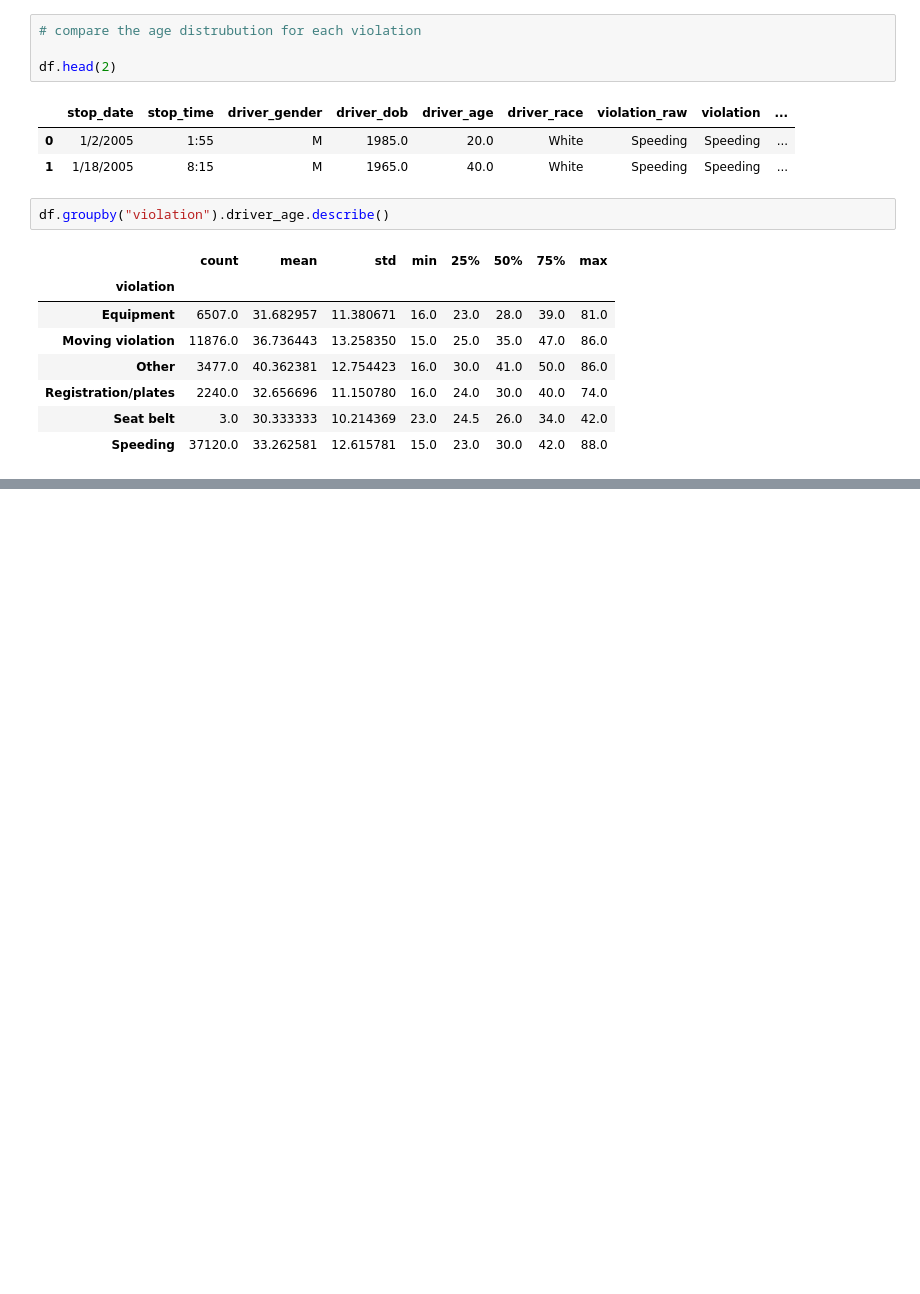
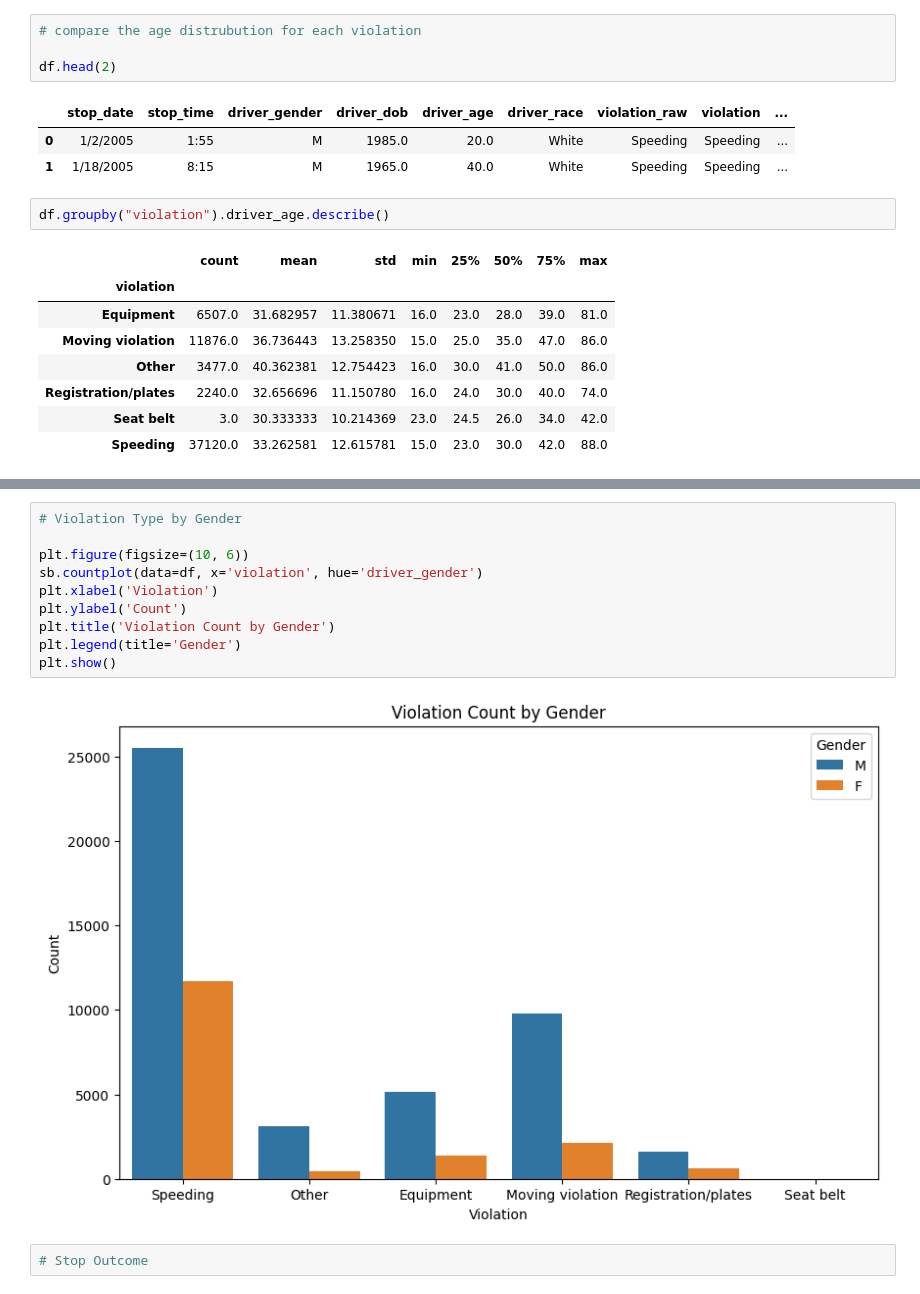
Before and after one commit to Tanay-Dwivedi/Police-Dataset-Data-Analysis, a Jupyter notebook: police_data_analysis.ipynb, the cells around one changed output, grey strips where cells are left out. Cells and saved outputs as stored; diff of their text form; blank space fills up the shorter version.

Commit message:
Police Data Analysis

```diff
--- a/police_data_analysis.ipynb
+++ b/police_data_analysis.ipynb
@@ -192,0 +214,14 @@ df.groupby("violation").driver_age.describe()
+# %%
+# Violation Type by Gender
+
+plt.figure(figsize=(10, 6))
+sb.countplot(data=df, x='violation', hue='driver_gender')
+plt.xlabel('Violation')
+plt.ylabel('Count')
+plt.title('Violation Count by Gender')
+plt.legend(title='Gender')
+plt.show()
+# %% [output]
+[figure, added]
+# %%
+# Stop Outcome
```
Also changed, not shown: parts of 3 cells of this notebook.
